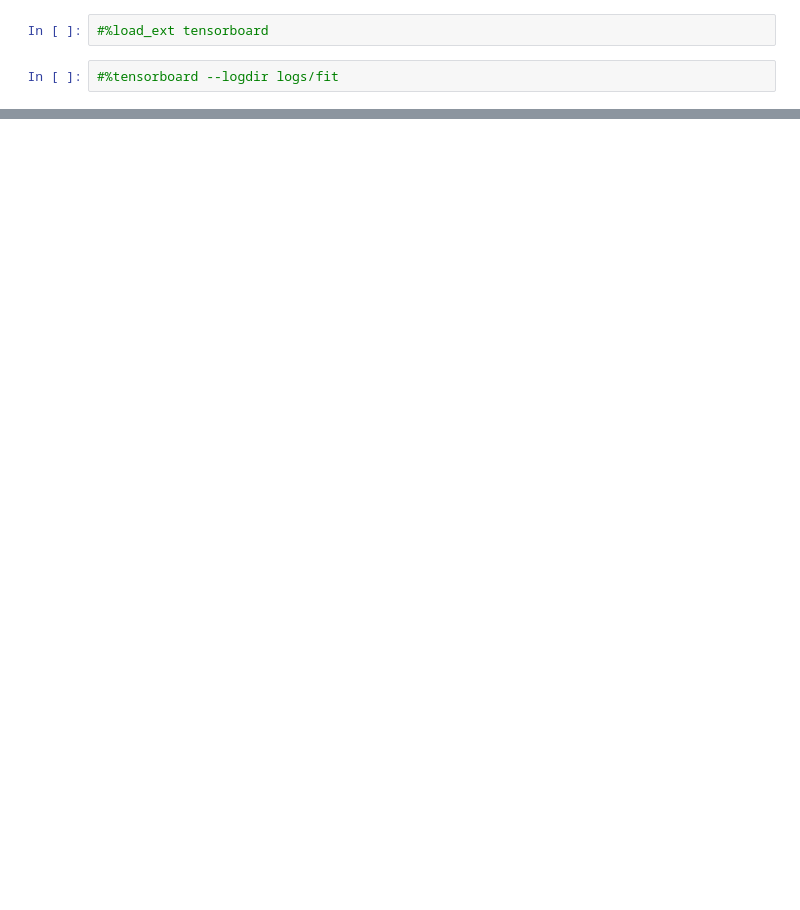
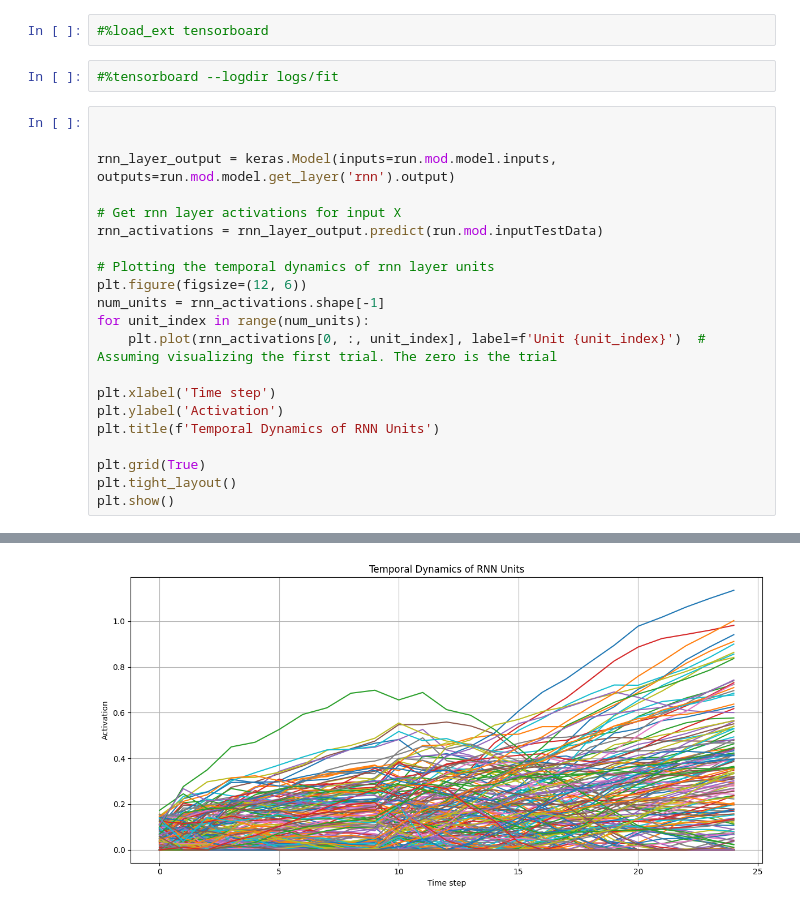
Before and after one commit to jshengen/OOPBinaryClassification, a Jupyter notebook: 3OutsObjectOriented.ipynb, the cells around one changed output, grey strips where cells are left out. Cells and saved outputs as stored; diff of their text form; blank space fills up the shorter version.

```diff
--- a/3OutsObjectOriented.ipynb
+++ b/3OutsObjectOriented.ipynb
@@ -1050,3 +1061,25 @@ run.mod.plotTestResponse()
 #%load_ext tensorboard
 # %%
 #%tensorboard --logdir logs/fit
+# %%
+
+
+rnn_layer_output = keras.Model(inputs=run.mod.model.inputs, outputs=run.mod.model.get_layer('rnn').output)
+
+# Get rnn layer activations for input X
+rnn_activations = rnn_layer_output.predict(run.mod.inputTestData)
+
+# Plotting the temporal dynamics of rnn layer units
+plt.figure(figsize=(12, 6))
+num_units = rnn_activations.shape[-1]
+for unit_index in range(num_units):
+    plt.plot(rnn_activations[0, :, unit_index], label=f'Unit {unit_index}')  # Assuming visualizing the first trial. The zero is the trial
+
+plt.xlabel('Time step')
+plt.ylabel('Activation')
+plt.title(f'Temporal Dynamics of RNN Units')
+
+plt.grid(True)
+plt.tight_layout()
+plt.show()
+# %% [output]
@@ -1052,0 +1087 @@ run.mod.plotTestResponse()
+[figure, added]
```
Also changed, not shown: parts of 5 cells of this notebook.
